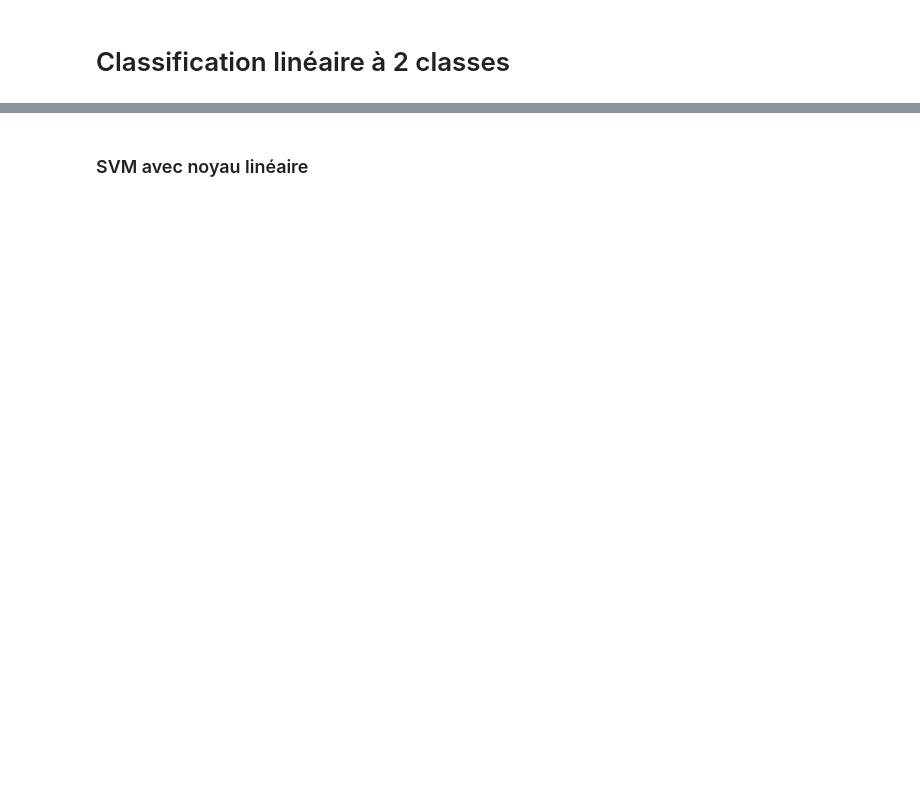
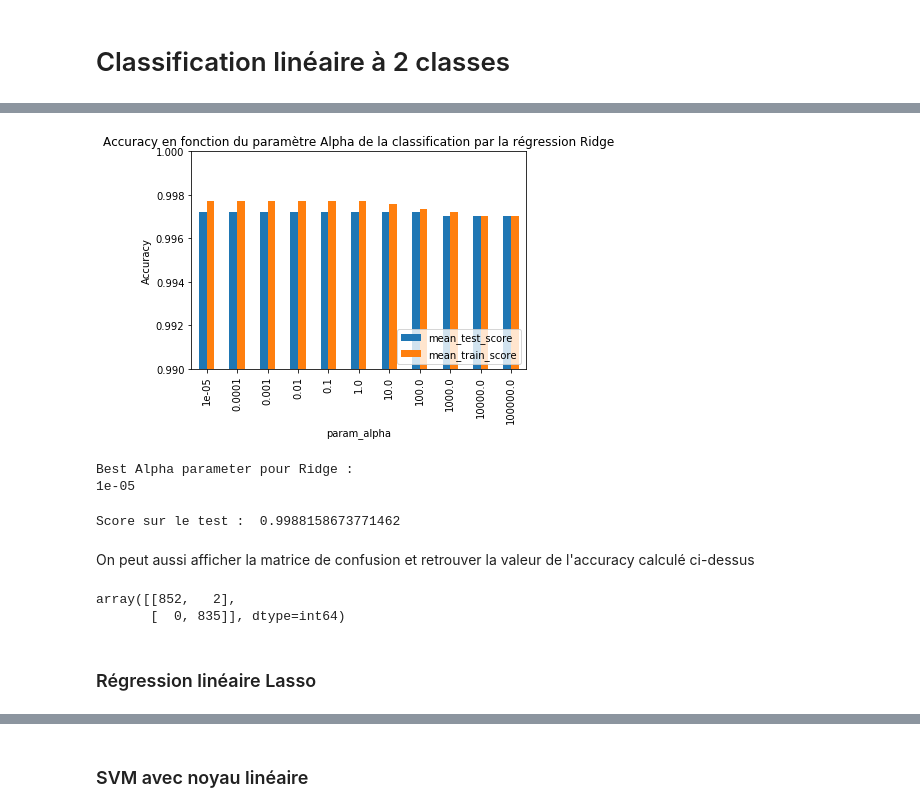
Before and after one commit to anthonymoisan/ClassificationLanguage, a Jupyter notebook: src/Projet_AnalyseLinguistique_AnthonyMoisan.ipynb, the cells around one changed output, grey strips where cells are left out. Cells and saved outputs as stored; diff of their text form; code cells hidden in the pictures; blank space fills up the shorter version.

```diff
--- a/src/Projet_AnalyseLinguistique_AnthonyMoisan.ipynb
+++ b/src/Projet_AnalyseLinguistique_AnthonyMoisan.ipynb
@@ -476,0 +328,2 @@ Numbre de features utilisées : 0
+# %%
+X,y = BuildFeatureAndTarget("FR", "DE")
@@ -476,0 +342,8 @@ Numbre de features utilisées : 0
+# %%
+#On split le dataset (permet également de shuffle)
+from sklearn.model_selection import train_test_split
+X_Train, X_Test, y_Train, y_Test = train_test_split(X, y, test_size=0.2, random_state=123)
+print("Taille de X_train : " + str(X_Train.shape))
+print("Taille de y_Train : " + str(y_Train.shape))
+print("Taille de X_test : " + str(X_Test.shape))
+print("Taille de y_Test : " + str(y_Test.shape))
@@ -476,0 +363,13 @@ Numbre de features utilisées : 0
+# %%
+from sklearn.model_selection import GridSearchCV
+from sklearn.linear_model import RidgeClassifier
+# grille de valeurs
+params = {"alpha": np.logspace(-5, 5, 11) }
+gridSearch_Ridge_CV = GridSearchCV(
+    estimator = RidgeClassifier(),
+    param_grid= params,
+    scoring="accuracy",
+    cv=5,
+    n_jobs=-1,
+    return_train_score=True)
+gridSearch_Ridge_CV.fit(X_Train,y_Train)
@@ -476,0 +390,3 @@ Numbre de features utilisées : 0
+# %%
+df_Rigde_CV_results = pd.DataFrame(gridSearch_Ridge_CV.cv_results_)
+df_Rigde_CV_results
@@ -476,0 +407,31 @@ Numbre de features utilisées : 0
+# %%
+df_Rigde_CV_results.set_index(["param_alpha"])[["mean_test_score",
+                                      "mean_train_score"]].plot(
+                                          kind="bar", ylim=(0.99, 1))
+plt.ylabel("Accuracy")
+plt.title("Accuracy en fonction du paramètre Alpha de la classification par la régression Ridge")
+plt.legend(loc="lower right")
+plt.show()
+# %% [output]
+[figure, added]
+# %%
+print("Best Alpha parameter pour Ridge : ")
+print(gridSearch_Ridge_CV.best_params_["alpha"])
+# %% [output]
+Best Alpha parameter pour Ridge :
+1e-05
+# %%
+print("Score sur le test : ", gridSearch_Ridge_CV.score(X_Test,y_Test))
+# %% [output]
+Score sur le test :  0.9988158673771462
+# %% [markdown]
+On peut aussi afficher la matrice de confusion et retrouver la valeur de l'accuracy calculé ci-dessus
+# %%
+from sklearn.metrics import confusion_matrix
+y_TestPredicted = gridSearch_Ridge_CV.predict(X_Test)
+confusion_matrix(y_Test, y_TestPredicted)
+# %% [output]
+array([[852,   2],
+       [  0, 835]], dtype=int64)
+# %% [markdown]
+### Régression linéaire Lasso
```
Also changed, not shown: parts of 85 cells of this notebook.
